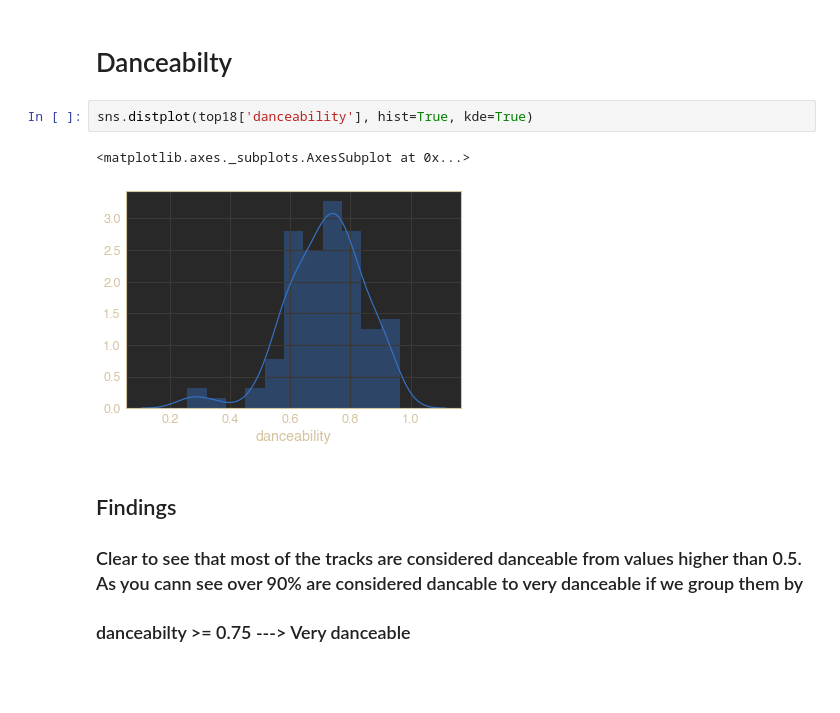
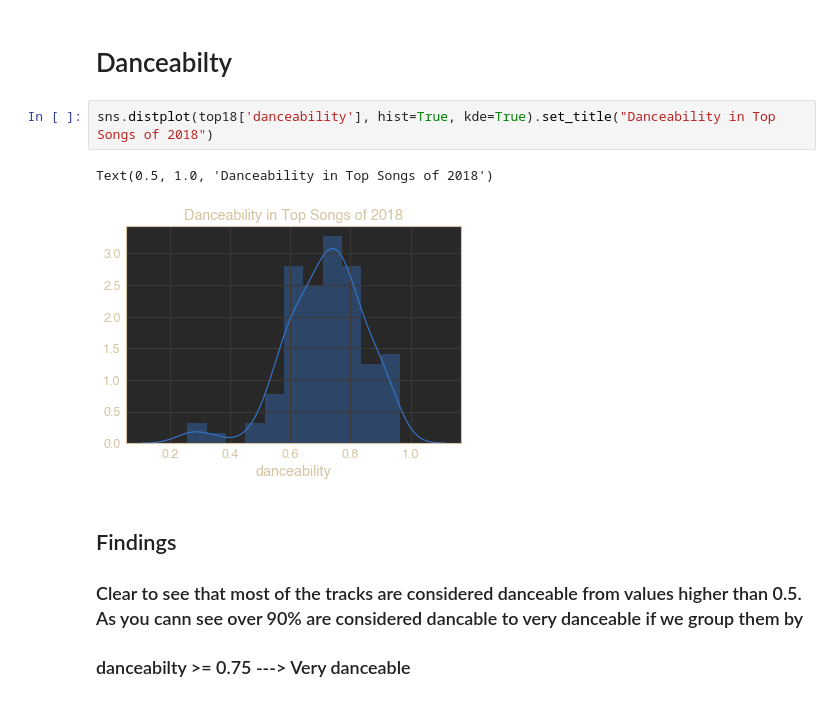
Before and after one commit to Sguthrie123/Spotify-2018, a Jupyter notebook: spotify2018-top100.ipynb, the cells around one changed output. Drawn from its saved outputs; the diff is of its cells as text.

```diff
--- a/spotify2018-top100.ipynb
+++ b/spotify2018-top100.ipynb
@@ -62,10 +62,10 @@ sns.heatmap(top18.corr())
 # %% [markdown]
 # Danceabilty
 # %%
-sns.distplot(top18['danceability'], hist=True, kde=True)
+sns.distplot(top18['danceability'], hist=True, kde=True).set_title("Danceability in Top Songs of 2018")
 # %% [output]
-<matplotlib.axes._subplots.AxesSubplot at 0x...>
+Text(0.5, 1.0, 'Danceability in Top Songs of 2018')
-[figure, old version]
+[figure, new version]
 # %% [markdown]
 ## Findings
 
```
Also changed, not shown: parts of 3 cells of this notebook.
